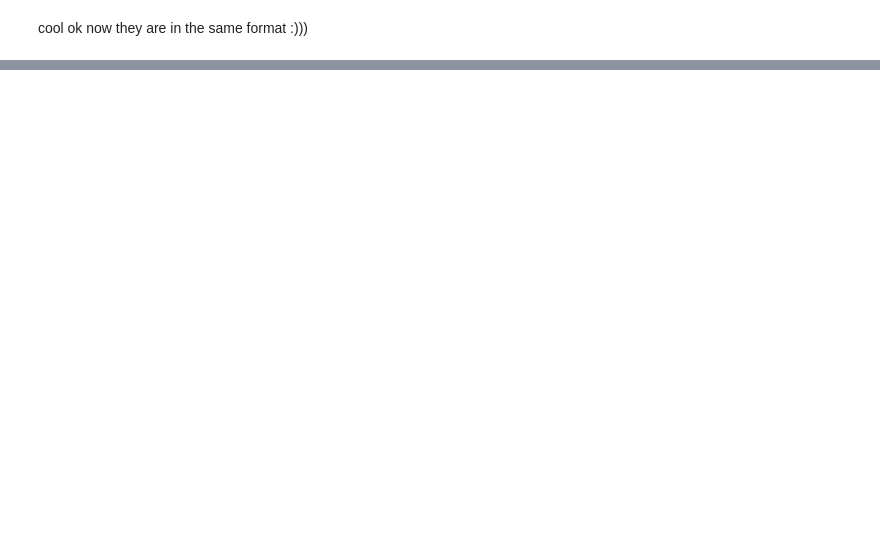
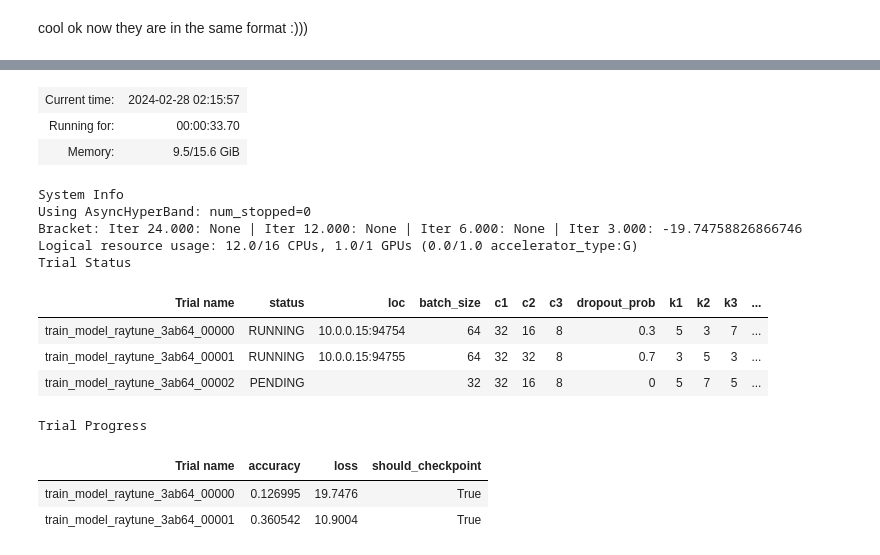
Before and after one commit to jamiemilsom/Deep_Learning_MSc, a Jupyter notebook: Kaggle/PSSM_Profiles/pssm.ipynb, the cells around one changed output, grey strips where cells are left out. Saved outputs shown, nothing was run; the diff lists cells and outputs as text; code cells hidden in the pictures; blank space fills up the shorter version.

Commit message:
raytune!

```diff
--- a/Kaggle/PSSM_Profiles/pssm.ipynb
+++ b/Kaggle/PSSM_Profiles/pssm.ipynb
@@ -11,6 +18,7 @@ print('Cuda is available:',torch.cuda.is_available())
 print('Running on device:',torch.cuda.get_device_name(0))
 if torch.cuda.is_available():
     device = torch.device("cuda")
+    torch.cuda.empty_cache()
 # %% [output]
 Cuda is available: True
 Running on device: NVIDIA GeForce GTX 1060 6GB
@@ -481,0 +608,63 @@ Epoch [5/5], Train Loss: 0.8552, Train Acc: 0.8885, Val Loss: 0.8538, Val Acc: 0
+# %%
+def main(num_samples=10, max_num_epochs=10, gpus_per_trial=1):
+
+    config = {
+        "l1": tune.choice([2,1]),
+        "l2": tune.choice([2,1]),
+        "dropout_prob": tune.choice([0, 0.3, 0.7]),
+        "k1": tune.choice([3, 5, 7]),
+        "k2": tune.choice([3, 5, 7]),
+        "k3": tune.choice([3, 5, 7]),
+        "c1": tune.choice([32, 64]),
+        "c2": tune.choice([16, 32]),
+        "c3": tune.choice([4, 8]),
+        "batch_size": tune.choice([32, 64]),
+        "weight_decay": tune.loguniform(1e-4, 1e-1),
+    }
+    scheduler = ASHAScheduler(
+        metric="loss",
+        mode="min",
+        max_t=max_num_epochs,
+        grace_period=3,
+        reduction_factor=2,
+    )
+
+    result = tune.run(
+        train_model_raytune,
+        resources_per_trial={"cpu": 6, "gpu": gpus_per_trial},
+        config=config,
+        num_samples=num_samples,
+        scheduler=scheduler,
+        max_concurrent_trials=3,
+    )
+
+
+    best_trial = result.get_best_trial("loss", "min", "last")
+    print(f"Best trial config: {best_trial.config}")
+    print(f"Best trial final validation loss: {best_trial.last_result['loss']}")
+    print(f"Best trial final validation accuracy: {best_trial.last_result['accuracy']}")
+
+    best_trained_model = ProteinStructurePredictor(best_trial.config["dropout_prob"],best_trial.config["k1"],best_trial.config["k2"],best_trial.config["k3"],best_trial.config["l1"],best_trial.config["l2"],best_trial.config["c1"],best_trial.config["c2"],best_trial.config["c3"],num_classes=4)
+    device = "cpu"
+    if torch.cuda.is_available():
+        device = "cuda:0"
+        if gpus_per_trial > 1:
+            best_trained_model = nn.DataParallel(best_trained_model)
+    best_trained_model.to(device)
+
+    best_checkpoint = best_trial.checkpoint;
+
+    if best_checkpoint:
+        with best_checkpoint.as_directory() as checkpoint_dir:
+          with open(os.path.join(checkpoint_dir, 'data.pkl'), 'rb') as fp:
+            best_checkpoint_data = pickle.load(fp)
+            best_trained_model.load_state_dict(best_checkpoint_data["model_state_dict"])
+            test_acc = test_accuracy(best_trained_model, device)
+            print("Best trial test set accuracy: {}".format(test_acc))
+
+
+
+if __name__ == "__main__":
+    # You can change the number of GPUs per trial here:
+    main(num_samples=10, max_num_epochs=40, gpus_per_trial=0.5)
+# %% [output]
@@ -481,0 +673,16 @@ Epoch [5/5], Train Loss: 0.8552, Train Acc: 0.8885, Val Loss: 0.8538, Val Acc: 0
+| Current time: | 2024-02-28 02:15:57 |
+| Running for: | 00:00:33.70 |
+| Memory: | 9.5/15.6 GiB |
+System Info
+Using AsyncHyperBand: num_stopped=0
+Bracket: Iter 24.000: None | Iter 12.000: None | Iter 6.000: None | Iter 3.000: -19.74758826866746
+Logical resource usage: 12.0/16 CPUs, 1.0/1 GPUs (0.0/1.0 accelerator_type:G)
+Trial Status
+| Trial name | status | loc | batch_size | c1 | c2 | c3 | dropout_prob | k1 | k2 | k3 | ... |
+| train_model_raytune_3ab64_00000 | RUNNING | 10.0.0.15:94754 | 64 | 32 | 16 | 8 | 0.3 | 5 | 3 | 7 | ... |
+| train_model_raytune_3ab64_00001 | RUNNING | 10.0.0.15:94755 | 64 | 32 | 32 | 8 | 0.7 | 3 | 5 | 3 | ... |
+| train_model_raytune_3ab64_00002 | PENDING |  | 32 | 32 | 16 | 8 | 0 | 5 | 7 | 5 | ... |
+Trial Progress
+| Trial name | accuracy | loss | should_checkpoint |
+| train_model_raytune_3ab64_00000 | 0.126995 | 19.7476 | True |
+| train_model_raytune_3ab64_00001 | 0.360542 | 10.9004 | True |
```
Also changed, not shown: parts of 26 cells of this notebook, 3 other files.
